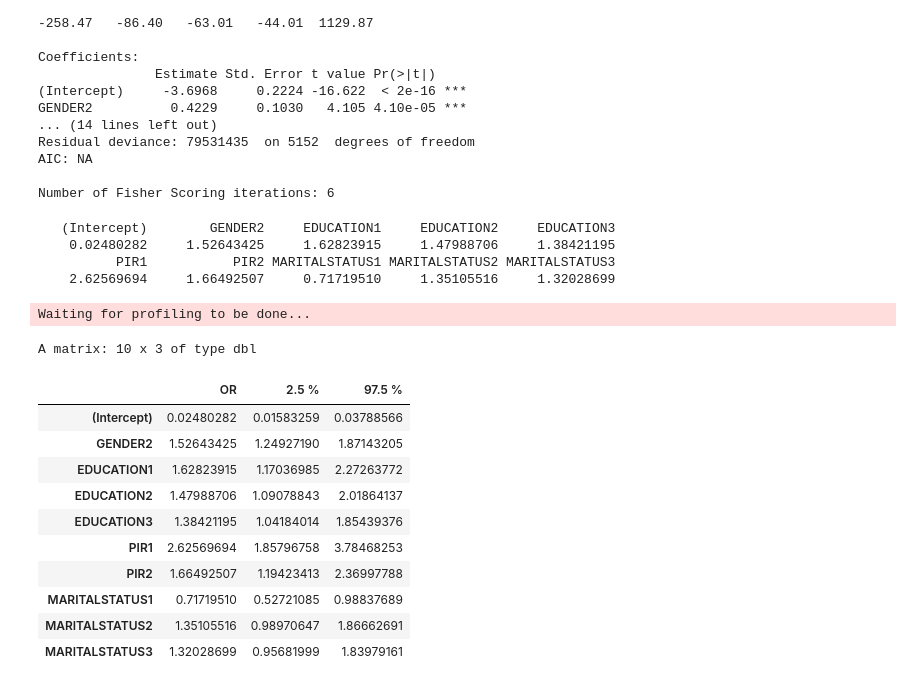
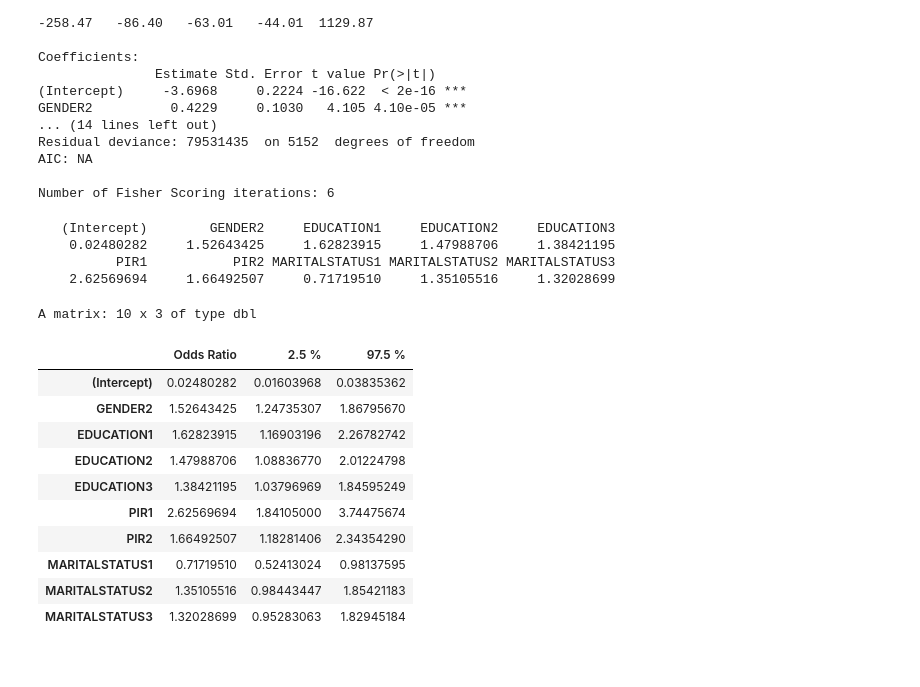
Before and after one commit to mbrumfield/NHANES-201516-DataAnalysis, a Jupyter notebook: data_analysis.ipynb, the cells around one changed output. Saved outputs shown, nothing was run; the diff lists cells and outputs as text; code cells hidden in the pictures.

```diff
--- a/data_analysis.ipynb
+++ b/data_analysis.ipynb
@@ -464,24 +464,23 @@ Number of Fisher Scoring iterations: 6
 # %%
 ## odds ratios only
 exp(coef(model))
 
 ## odds ratios and 95% CI
-exp(cbind(OR = coef(model), confint(model)))
+exp(cbind('Odds Ratio' = coef(model), confint.default(model, level = 0.95)))
 # %% [output]
    (Intercept)        GENDER2     EDUCATION1     EDUCATION2     EDUCATION3
     0.02480282     1.52643425     1.62823915     1.47988706     1.38421195
           PIR1           PIR2 MARITALSTATUS1 MARITALSTATUS2 MARITALSTATUS3
     2.62569694     1.66492507     0.71719510     1.35105516     1.32028699
-Waiting for profiling to be done...
+A matrix: 10 x 3 of type dbl
-A matrix: 10 x 3 of type dbl
-|  | OR | 2.5 % | 97.5 % |
-| (Intercept) | 0.02480282 | 0.01583259 | 0.03788566 |
-| GENDER2 | 1.52643425 | 1.24927190 | 1.87143205 |
-| EDUCATION1 | 1.62823915 | 1.17036985 | 2.27263772 |
-| EDUCATION2 | 1.47988706 | 1.09078843 | 2.01864137 |
-| EDUCATION3 | 1.38421195 | 1.04184014 | 1.85439376 |
-| PIR1 | 2.62569694 | 1.85796758 | 3.78468253 |
-| PIR2 | 1.66492507 | 1.19423413 | 2.36997788 |
-| MARITALSTATUS1 | 0.71719510 | 0.52721085 | 0.98837689 |
-| MARITALSTATUS2 | 1.35105516 | 0.98970647 | 1.86662691 |
-| MARITALSTATUS3 | 1.32028699 | 0.95681999 | 1.83979161 |
+|  | Odds Ratio | 2.5 % | 97.5 % |
+| (Intercept) | 0.02480282 | 0.01603968 | 0.03835362 |
+| GENDER2 | 1.52643425 | 1.24735307 | 1.86795670 |
+| EDUCATION1 | 1.62823915 | 1.16903196 | 2.26782742 |
+| EDUCATION2 | 1.47988706 | 1.08836770 | 2.01224798 |
+| EDUCATION3 | 1.38421195 | 1.03796969 | 1.84595249 |
+| PIR1 | 2.62569694 | 1.84105000 | 3.74475674 |
+| PIR2 | 1.66492507 | 1.18281406 | 2.34354290 |
+| MARITALSTATUS1 | 0.71719510 | 0.52413024 | 0.98137595 |
+| MARITALSTATUS2 | 1.35105516 | 0.98443447 | 1.85421183 |
+| MARITALSTATUS3 | 1.32028699 | 0.95283063 | 1.82945184 |
```
Also changed, not shown: parts of 1 cell of this notebook.
